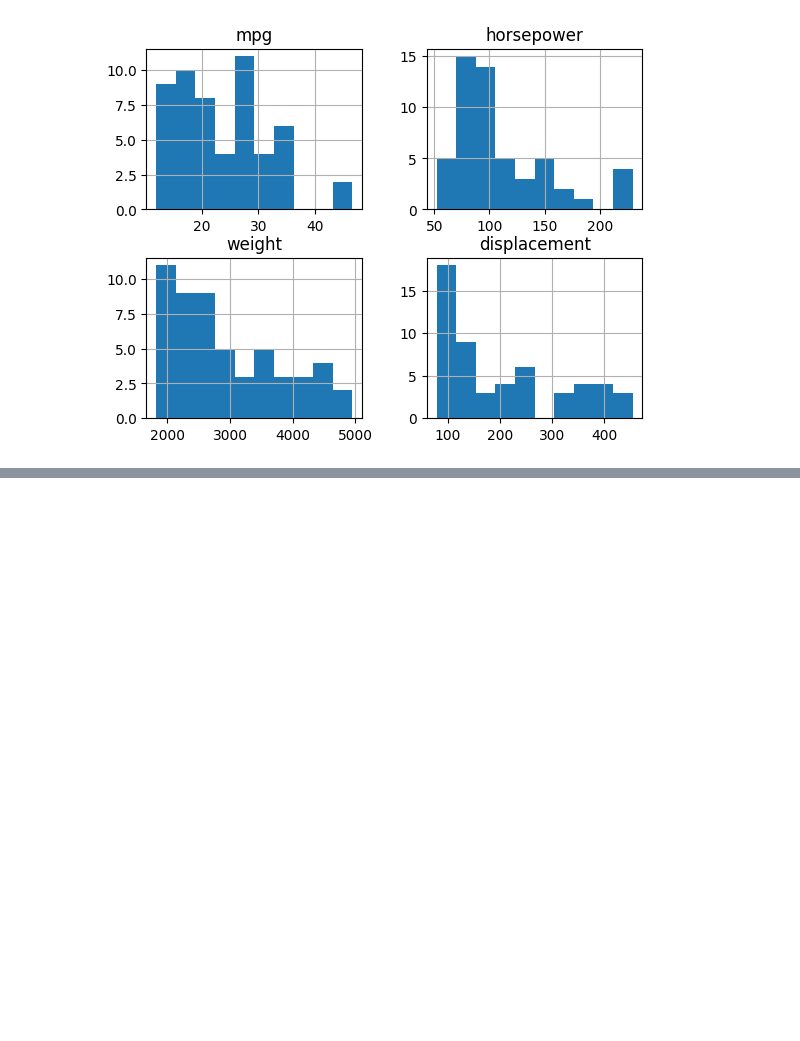
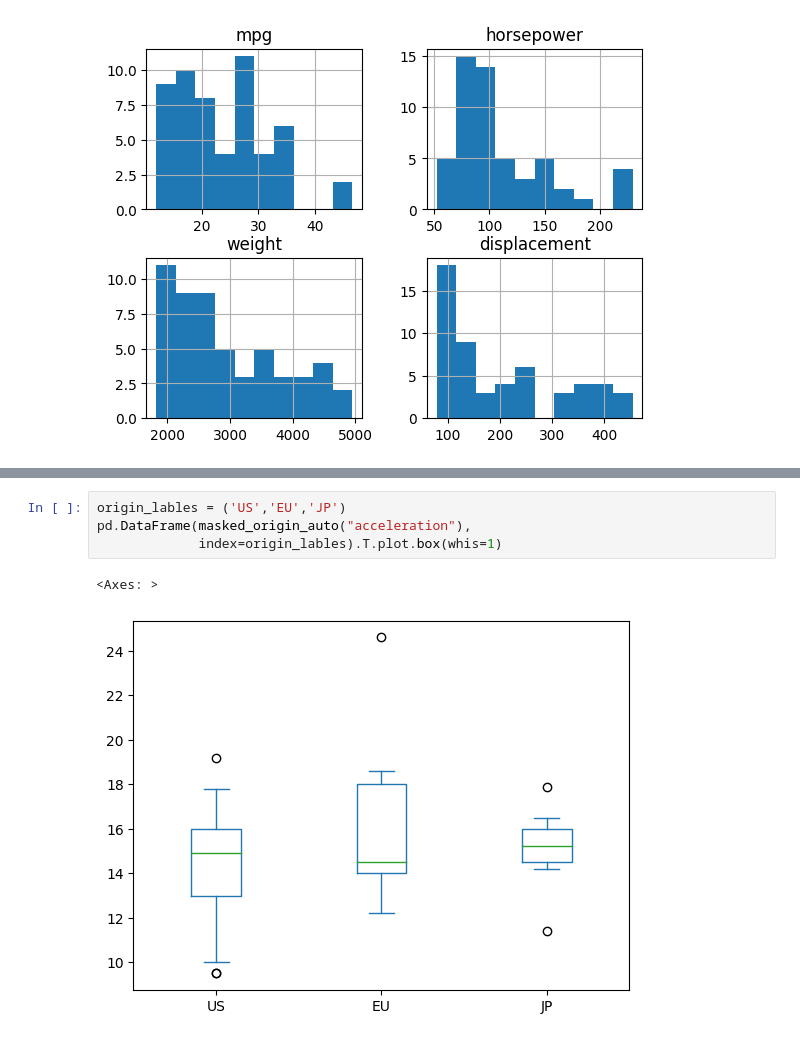
Before and after one commit to Takosaga/spring_24, a Jupyter notebook: data_mining/lab1/lab1.ipynb, the cells around one changed output, grey strips where cells are left out. Cells and saved outputs as stored; diff of their text form; blank space fills up the shorter version.

```diff
--- a/data_mining/lab1/lab1.ipynb
+++ b/data_mining/lab1/lab1.ipynb
@@ -101,0 +200,7 @@ auto_df[['mpg','horsepower','weight','displacement']].hist();
+# %%
+origin_lables = ('US','EU','JP')
+pd.DataFrame(masked_origin_auto("acceleration"),
+             index=origin_lables).T.plot.box(whis=1)
+# %% [output]
+<Axes: >
+[figure, added]
```
Also changed, not shown: parts of 29 cells of this notebook.
